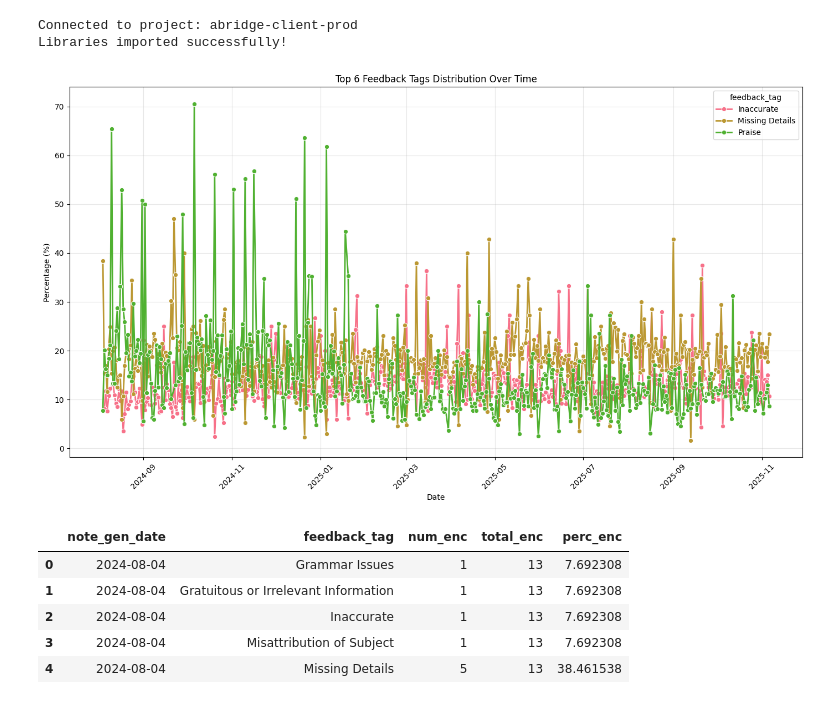
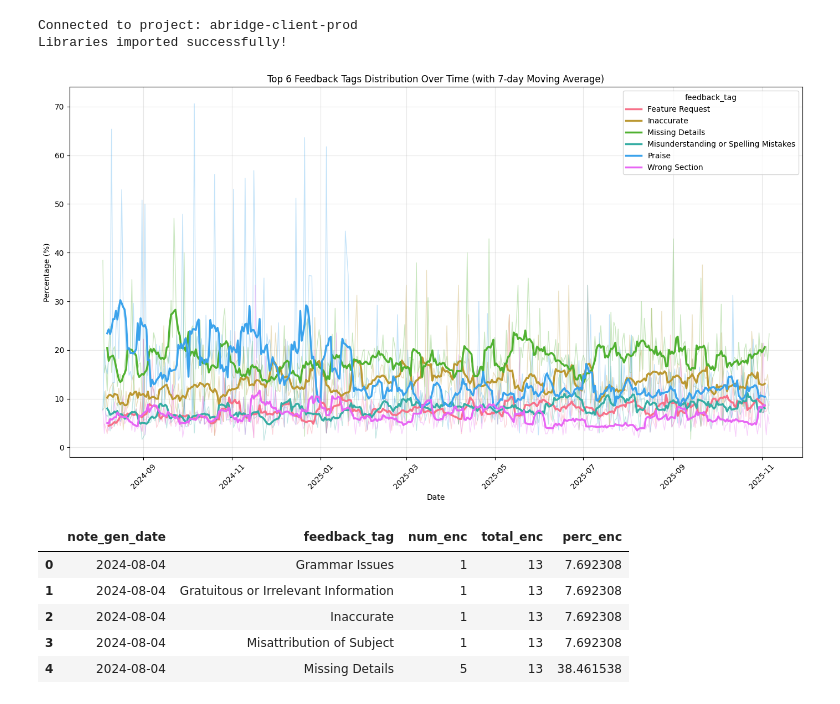
Before and after one commit to maggiechen-abridge/analyses, a Jupyter notebook: feedback/feedback.ipynb, the cells around one changed output. Drawn from its saved outputs; the diff is of its cells as text; code cells hidden in the pictures.

```diff
--- a/feedback/feedback.ipynb
+++ b/feedback/feedback.ipynb
@@ -32,34 +32,39 @@ feedback_df = client.query(query0).to_dataframe()
 
 df = feedback_df.copy()
 # %%
-# Group by date and feedback tag, sum encounters
-grouped = df.groupby(['note_gen_date', 'feedback_tag'])['num_enc'].sum().reset_index()
+# Get top 6 tags and filter data
+top_tags = merged.groupby('feedback_tag')['num_enc'].sum().nlargest(6).index
+top_merged = merged[merged['feedback_tag'].isin(top_tags)].copy()
 
-# Calculate total encounters per date
-date_totals = grouped.groupby('note_gen_date')['num_enc'].sum().reset_index()
-date_totals.columns = ['note_gen_date', 'total_enc']
+# Convert date to datetime for proper sorting
+top_merged['note_gen_date'] = pd.to_datetime(top_merged['note_gen_date'])
 
-# Merge and calculate percentages
-merged = grouped.merge(date_totals, on='note_gen_date')
-merged['perc_enc'] = merged['num_enc'] / merged['total_enc'] * 100
+# Sort by tag and date, then calculate 7-day moving average using groupby
+top_merged = top_merged.sort_values(['feedback_tag', 'note_gen_date'])
+top_merged['perc_enc_7ma'] = top_merged.groupby('feedback_tag')['perc_enc'].transform(
+    lambda x: x.rolling(window=7, center=True).mean()
+)
 
-# Get top 6 tags and filter data
-top_tags = merged.groupby('feedback_tag')['num_enc'].sum().nlargest(3).index
-top_merged = merged[merged['feedback_tag'].isin(top_tags)]
+# Plot with seaborn
+plt.figure(figsize=(14, 8))
 
-# Plot
-plt.figure(figsize=(14, 8))
+# Original data (lighter lines)
 sns.lineplot(data=top_merged, x='note_gen_date', y='perc_enc',
-             hue='feedback_tag', marker='o', linewidth=2)
+             hue='feedback_tag', alpha=0.3, linewidth=1, legend=False)
+
+# 7-day moving average (bold lines)
+sns.lineplot(data=top_merged, x='note_gen_date', y='perc_enc_7ma',
+             hue='feedback_tag', linewidth=2.5)
+
 plt.xlabel('Date')
 plt.ylabel('Percentage (%)')
-plt.title('Top 6 Feedback Tags Distribution Over Time')
+plt.title('Top 6 Feedback Tags Distribution Over Time (with 7-day Moving Average)')
 plt.xticks(rotation=45)
 plt.grid(True, alpha=0.3)
 plt.tight_layout()
 plt.show()
 # %% [output]
-[figure, old version]
+[figure, new version]
 # %%
 merged.head()
 # %% [output]
```
Also changed, not shown: parts of 10 cells of this notebook.
